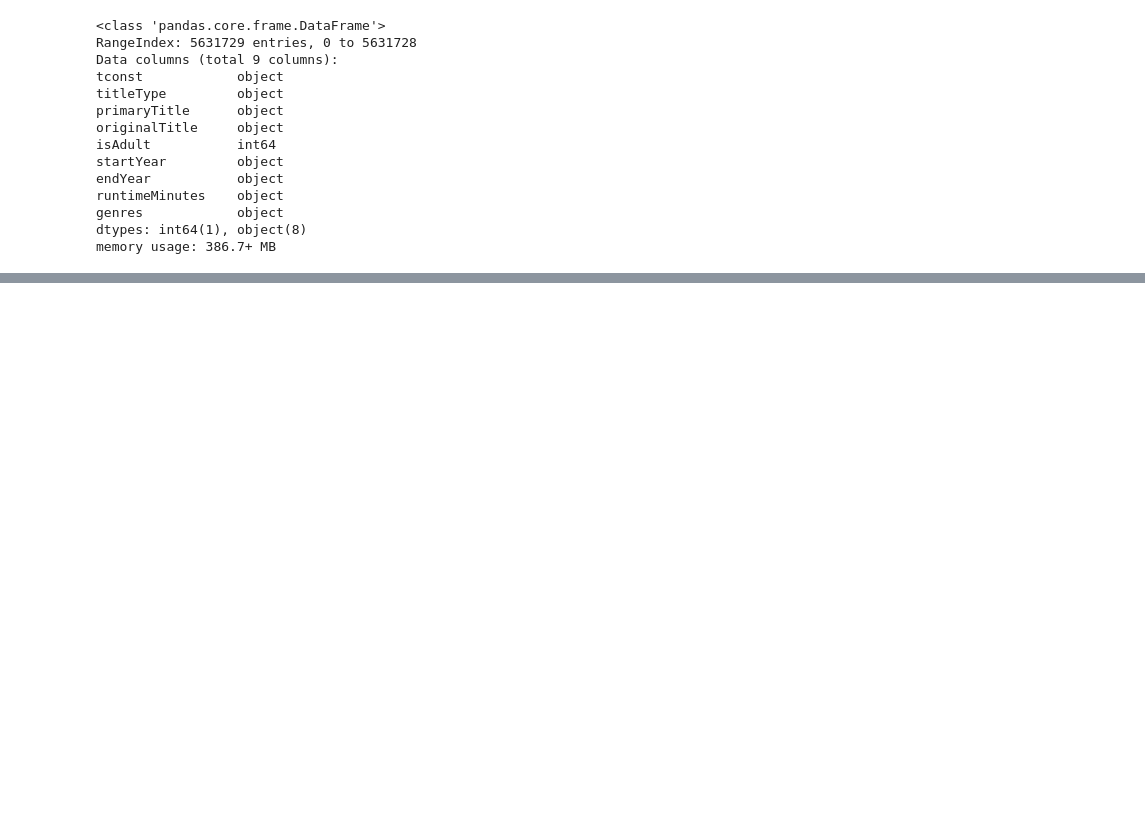
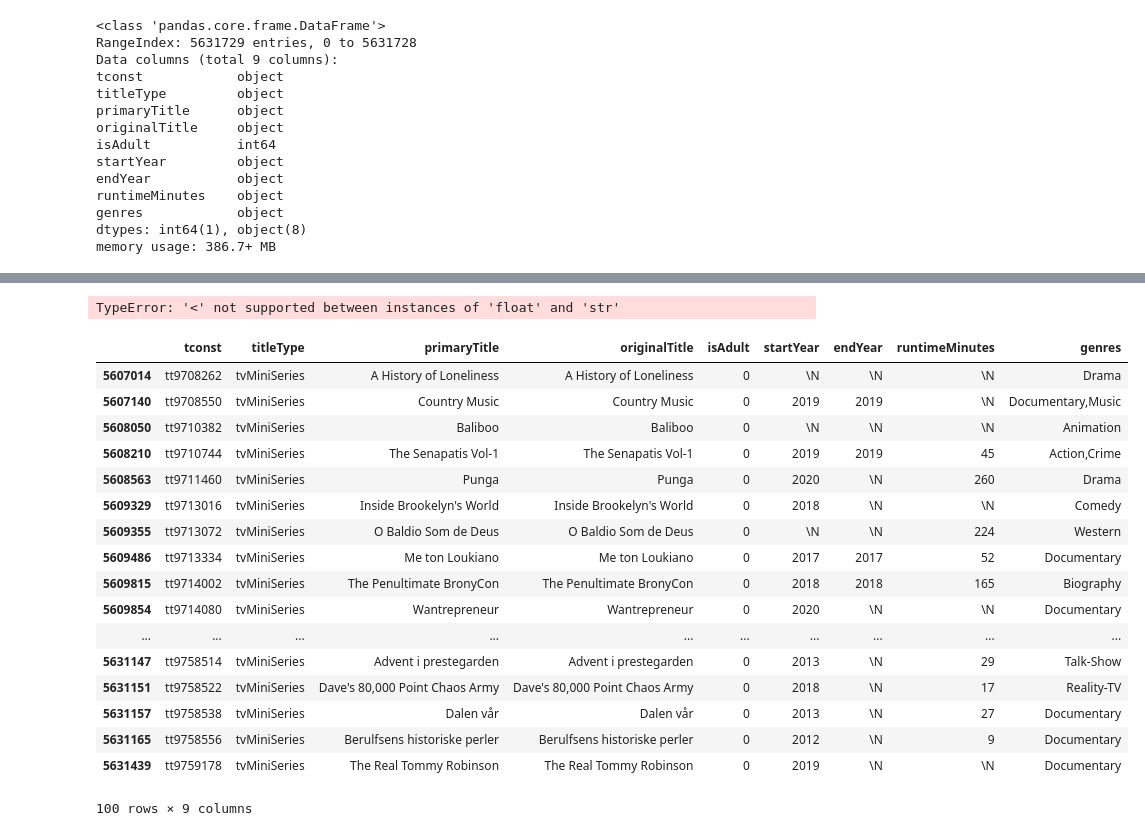
Before and after one commit to ketankokane94/CSCI_620_Data_Management_Project, a Jupyter notebook: dataAnalysisNotebook.ipynb, the cells around one changed output, grey strips where cells are left out. Drawn from its saved outputs; the diff is of its cells as text; code cells hidden in the pictures; blank space fills up the shorter version.

```diff
--- a/dataAnalysisNotebook.ipynb
+++ b/dataAnalysisNotebook.ipynb
@@ -616,0 +766,2 @@ memory usage: 386.7+ MB
+# %%
+titles = pd.read_csv('title.basics.tsv',sep='\t')
@@ -616,0 +894,27 @@ memory usage: 386.7+ MB
+# %%
+e = titles[titles.titleType == 'tvMiniSeries']
+# %%
+m[m.titleId.isin(e.tconst)].tail()
+# %% [output]
+TypeError: '<' not supported between instances of 'float' and 'str'
+# %%
+e.tail(100)
+# %% [output]
+|  | tconst | titleType | primaryTitle | originalTitle | isAdult | startYear | endYear | runtimeMinutes | genres |
+| 5607014 | tt9708262 | tvMiniSeries | A History of Loneliness | A History of Loneliness | 0 | \N | \N | \N | Drama |
+| 5607140 | tt9708550 | tvMiniSeries | Country Music | Country Music | 0 | 2019 | 2019 | \N | Documentary,Music |
+| 5608050 | tt9710382 | tvMiniSeries | Baliboo | Baliboo | 0 | \N | \N | \N | Animation |
+| 5608210 | tt9710744 | tvMiniSeries | The Senapatis Vol-1 | The Senapatis Vol-1 | 0 | 2019 | 2019 | 45 | Action,Crime |
+| 5608563 | tt9711460 | tvMiniSeries | Punga | Punga | 0 | 2020 | \N | 260 | Drama |
+| 5609329 | tt9713016 | tvMiniSeries | Inside Brookelyn's World | Inside Brookelyn's World | 0 | 2018 | \N | \N | Comedy |
+| 5609355 | tt9713072 | tvMiniSeries | O Baldio Som de Deus | O Baldio Som de Deus | 0 | \N | \N | 224 | Western |
+| 5609486 | tt9713334 | tvMiniSeries | Me ton Loukiano | Me ton Loukiano | 0 | 2017 | 2017 | 52 | Documentary |
+| 5609815 | tt9714002 | tvMiniSeries | The Penultimate BronyCon | The Penultimate BronyCon | 0 | 2018 | 2018 | 165 | Biography |
+| 5609854 | tt9714080 | tvMiniSeries | Wantrepreneur | Wantrepreneur | 0 | 2020 | \N | \N | Documentary |
+| ... | ... | ... | ... | ... | ... | ... | ... | ... | ... |
+| 5631147 | tt9758514 | tvMiniSeries | Advent i prestegarden | Advent i prestegarden | 0 | 2013 | \N | 29 | Talk-Show |
+| 5631151 | tt9758522 | tvMiniSeries | Dave's 80,000 Point Chaos Army | Dave's 80,000 Point Chaos Army | 0 | 2018 | \N | 17 | Reality-TV |
+| 5631157 | tt9758538 | tvMiniSeries | Dalen vår | Dalen vår | 0 | 2013 | \N | 27 | Documentary |
+| 5631165 | tt9758556 | tvMiniSeries | Berulfsens historiske perler | Berulfsens historiske perler | 0 | 2012 | \N | 9 | Documentary |
+| 5631439 | tt9759178 | tvMiniSeries | The Real Tommy Robinson | The Real Tommy Robinson | 0 | 2019 | \N | \N | Documentary |
+100 rows × 9 columns
```
Also changed, not shown: parts of 103 cells of this notebook, 3 other files.
